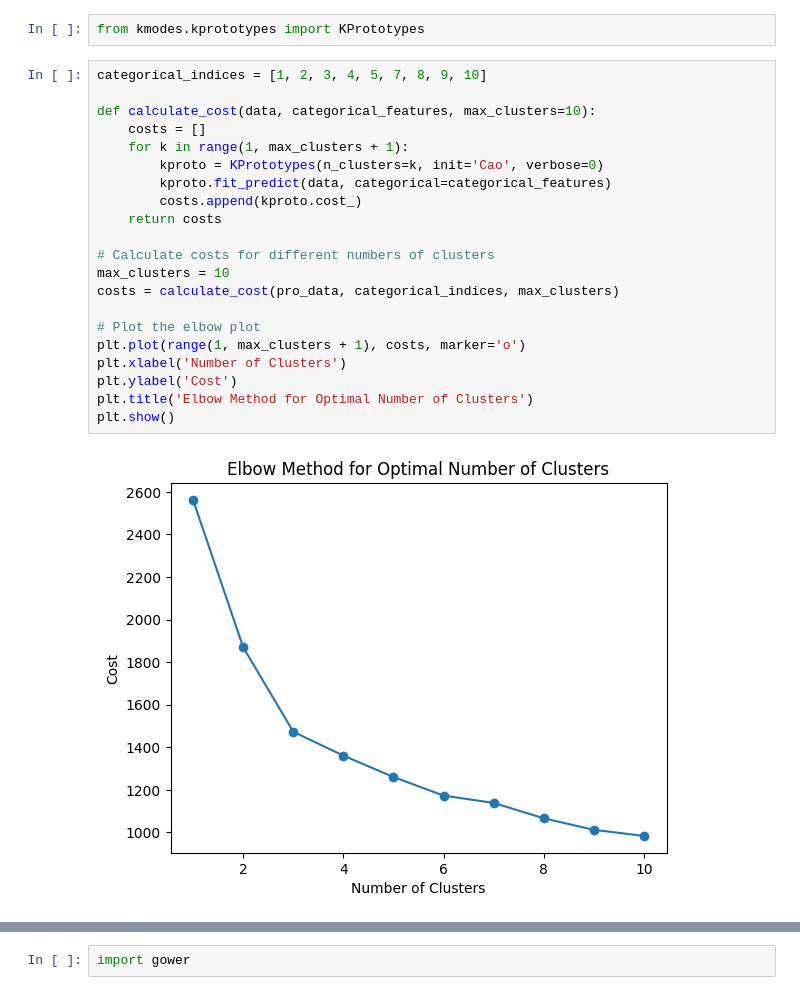
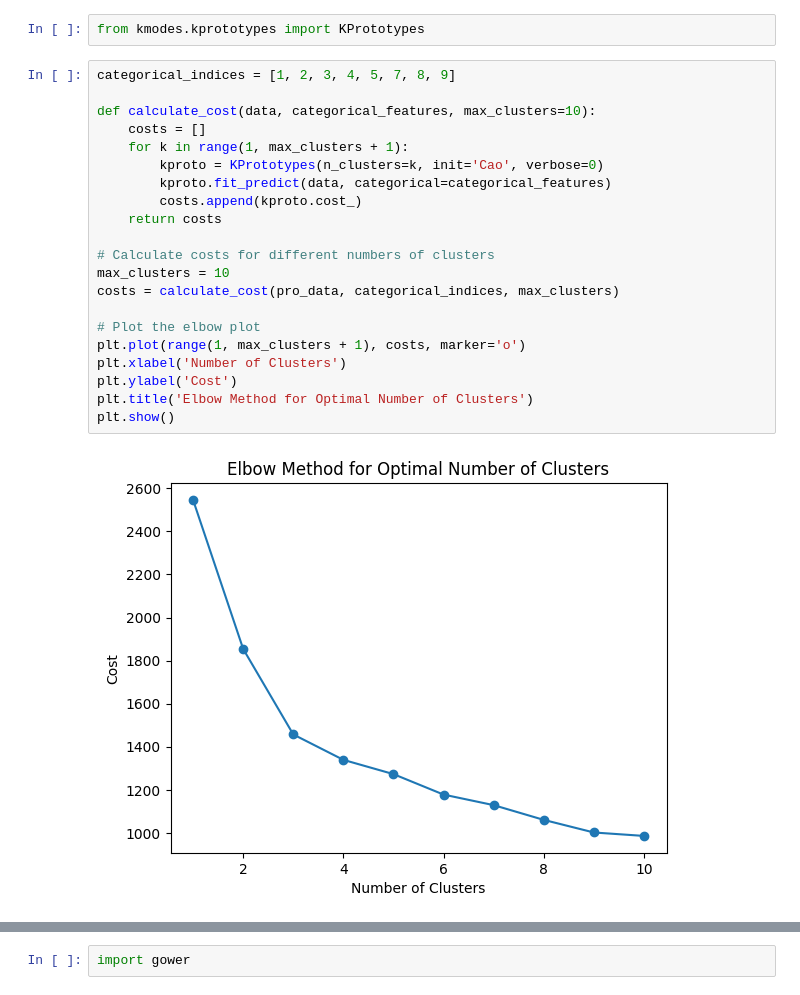
Before and after one commit to esoto15/text-tone-preference-analysis, a Jupyter notebook: kmodes.ipynb, the cells around one changed output, grey strips where cells are left out. Cells and saved outputs as stored; diff of their text form.

```diff
--- a/kmodes.ipynb
+++ b/kmodes.ipynb
@@ -162,28 +152,28 @@ pro_data
 # %%
 from kmodes.kprototypes import KPrototypes
 # %%
-categorical_indices = [1, 2, 3, 4, 5, 7, 8, 9, 10]
+categorical_indices = [1, 2, 3, 4, 5, 7, 8, 9]
 
 def calculate_cost(data, categorical_features, max_clusters=10):
     costs = []
     for k in range(1, max_clusters + 1):
         kproto = KPrototypes(n_clusters=k, init='Cao', verbose=0)
         kproto.fit_predict(data, categorical=categorical_features)
         costs.append(kproto.cost_)
     return costs
 
 # Calculate costs for different numbers of clusters
 max_clusters = 10
 costs = calculate_cost(pro_data, categorical_indices, max_clusters)
 
 # Plot the elbow plot
 plt.plot(range(1, max_clusters + 1), costs, marker='o')
 plt.xlabel('Number of Clusters')
 plt.ylabel('Cost')
 plt.title('Elbow Method for Optimal Number of Clusters')
 plt.show()
 # %% [output]
-[figure, old version]
+[figure, new version]
 # %%
 kproto = KPrototypes(n_clusters=3, init='Cao', verbose=2)
 
```
Also changed, not shown: parts of 13 cells of this notebook, 2 other files.
